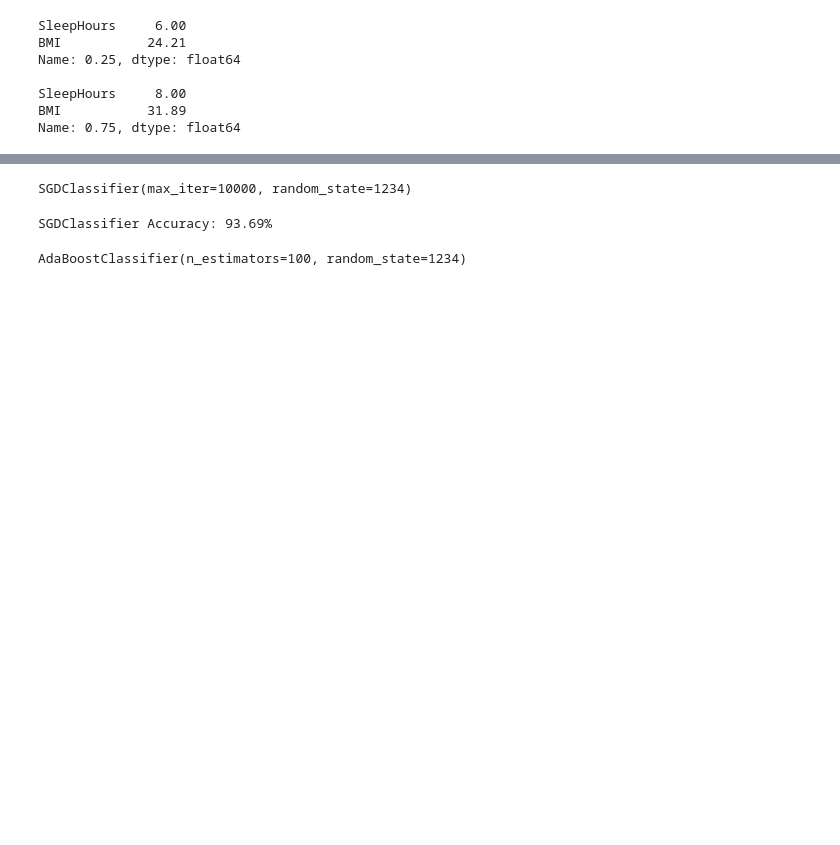
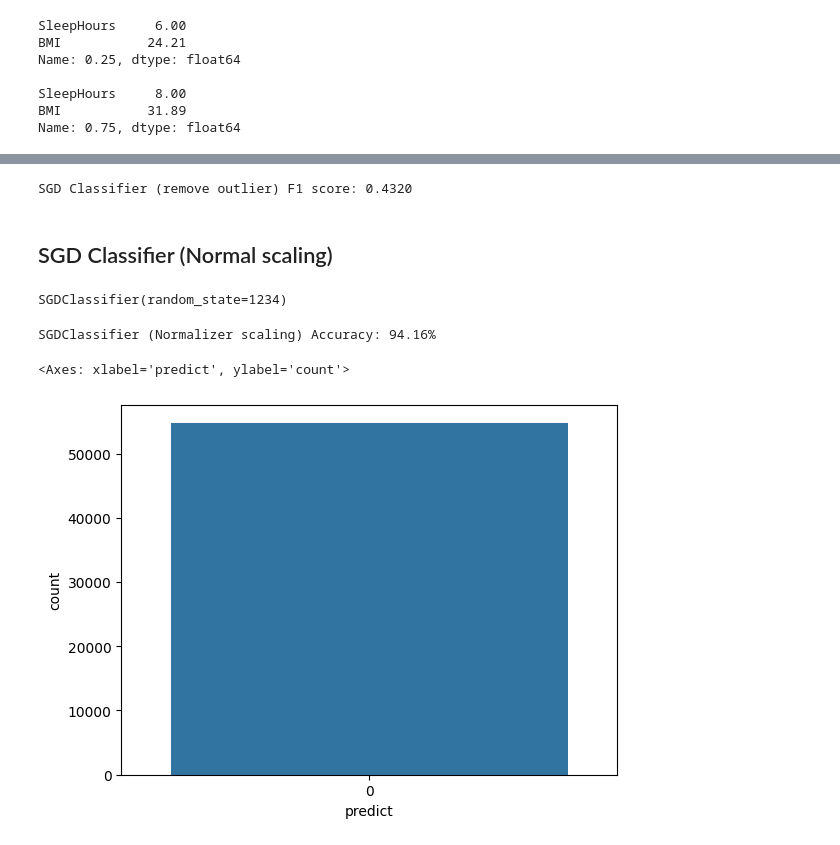
Before and after one commit to JaydenCJH/project_HD, a Jupyter notebook: EY_modeling.ipynb, the cells around one changed output, grey strips where cells are left out. Saved outputs shown, nothing was run; the diff lists cells and outputs as text; code cells hidden in the pictures; blank space fills up the shorter version.

```diff
--- a/EY_modeling.ipynb
+++ b/EY_modeling.ipynb
@@ -64,24 +142,28 @@ X_train, X_test, y_train, y_test = train_test_split(X, y, test_size = 0.2, rando
+# %%
+sgd_f1_iqr = f1_score(y_test_iqr, sgd_pred_iqr)
+print(f'SGD Classifier (remove outlier) F1 score: {sgd_f1_iqr:.4f}')
+# %% [output]
+SGD Classifier (remove outlier) F1 score: 0.4320
+# %% [markdown]
+## SGD Classifier (Normal scaling)
 # %%
-from sklearn.preprocessing import Normalizer
 norm = Normalizer()
-X_train_scaled = norm.fit_transform(X_train)
-X_test_scaled = norm.transform(X_test)
+X_train_norm = norm.fit_transform(X_train)
+X_test_norm = norm.transform(X_test)
-# %%
-from sklearn.linear_model import SGDClassifier
-sgd = SGDClassifier(max_iter = 10000, random_state = 1234)
-sgd.fit(X_train, y_train)
-# %% [output]
-SGDClassifier(max_iter=10000, random_state=1234)
+# %%
+sgd_norm = SGDClassifier(random_state = 1234)
+sgd_norm.fit(X_train_norm, y_train)
+# %% [output]
+SGDClassifier(random_state=1234)
 # %%
-from sklearn.metrics import accuracy_score
-sgd_pred = sgd.predict(X_test)
-sgd_acc = accuracy_score(y_test, sgd_pred)
-print(f'SGDClassifier Accuracy: {sgd_acc*100:.2f}%')
+sgd_pred_norm = sgd_norm.predict(X_test_norm)
+sgd_acc_norm = accuracy_score(y_test, sgd_pred_norm)
+print(f'SGDClassifier (Normalizer scaling) Accuracy: {sgd_acc_norm*100:.2f}%')
 # %% [output]
-SGDClassifier Accuracy: 93.69%
+SGDClassifier (Normalizer scaling) Accuracy: 94.16%
-# %%
-from sklearn.ensemble import AdaBoostClassifier
-clf = AdaBoostClassifier(n_estimators = 100, random_state = 1234)
-clf.fit(X_train, y_train)
-# %% [output]
-AdaBoostClassifier(n_estimators=100, random_state=1234)
+# %%
+sgd_pred_normDF = pd.DataFrame(sgd_pred_norm, columns = ['predict'])
+sns.countplot(x = 'predict', data = sgd_pred_normDF)
+# %% [output]
+<Axes: xlabel='predict', ylabel='count'>
+[figure, added]
```
Also changed, not shown: parts of 208 cells of this notebook, 1 other file.
